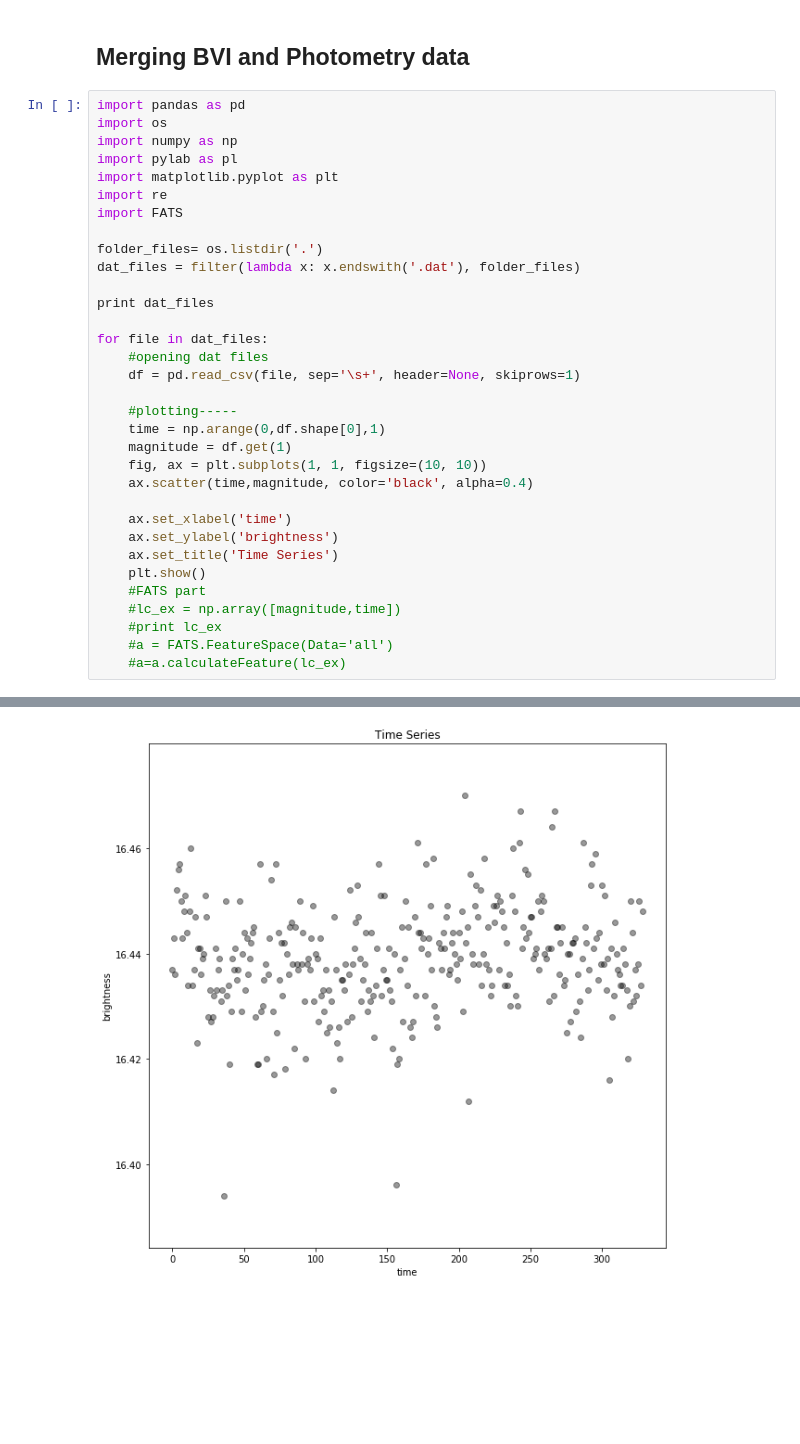
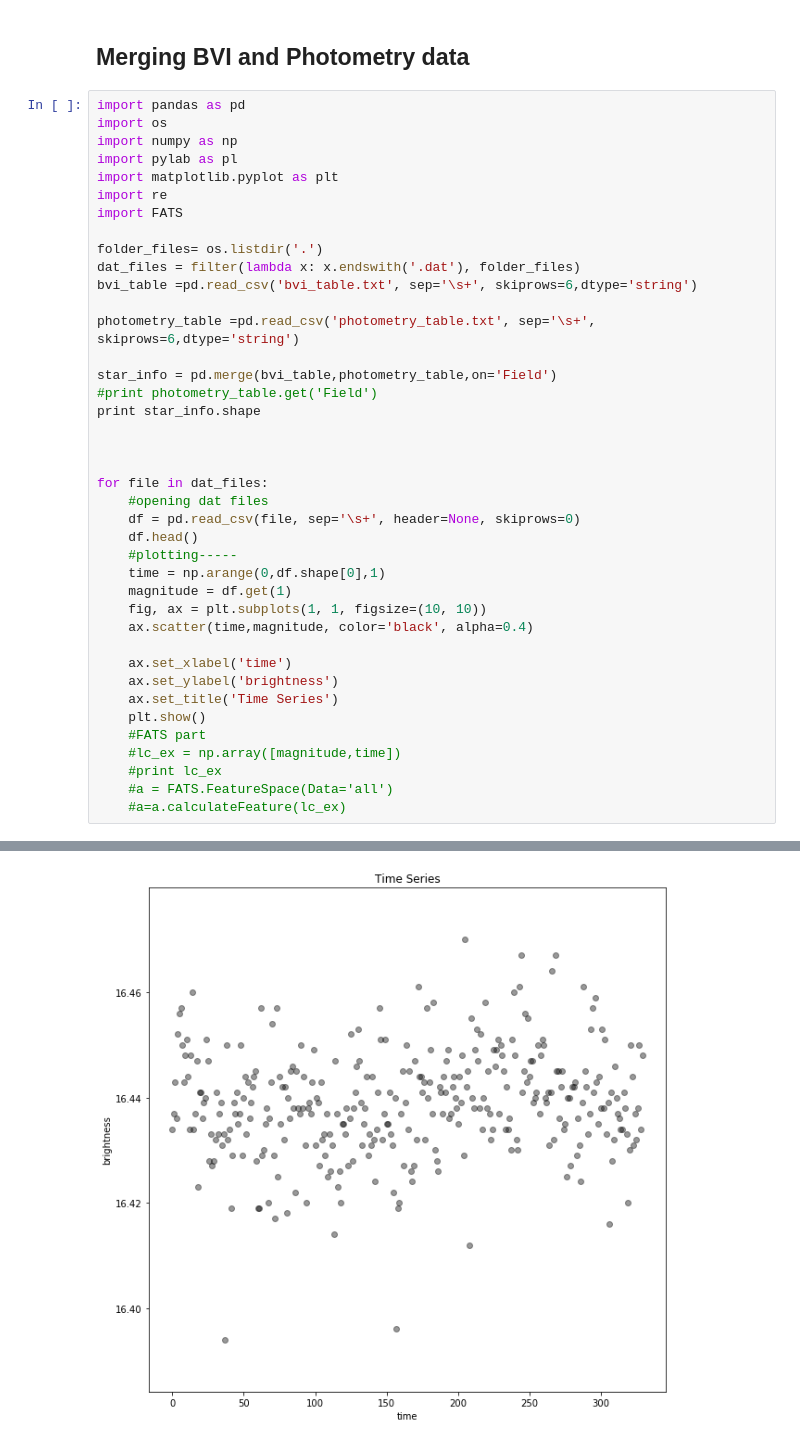
Before and after one commit to meraioth/LSSDS_Group_A, a Jupyter notebook: Sample data.ipynb, the cells around one changed output, grey strips where cells are left out. Cells and saved outputs as stored; diff of their text form; blank space fills up the shorter version.

Commit message:
merging tables from databases

```diff
--- a/Sample data.ipynb
+++ b/Sample data.ipynb
@@ -11,13 +11,20 @@ import FATS
 
 folder_files= os.listdir('.')
 dat_files = filter(lambda x: x.endswith('.dat'), folder_files)
+bvi_table =pd.read_csv('bvi_table.txt', sep='\s+', skiprows=6,dtype='string')
 
-print dat_files
+photometry_table =pd.read_csv('photometry_table.txt', sep='\s+', skiprows=6,dtype='string')
+
+star_info = pd.merge(bvi_table,photometry_table,on='Field')
+#print photometry_table.get('Field')
+print star_info.shape
+
+
 
 for file in dat_files:
     #opening dat files
-    df = pd.read_csv(file, sep='\s+', header=None, skiprows=1)
-
+    df = pd.read_csv(file, sep='\s+', header=None, skiprows=0)
+    df.head()
     #plotting-----
     time = np.arange(0,df.shape[0],1)
     magnitude = df.get(1)
@@ -38,3 +45,3 @@ for file in dat_files:
 [figure]
 [figure]
-[figure, old version]
+[figure, new version]
```
Also changed, not shown: parts of 1 cell of this notebook.
